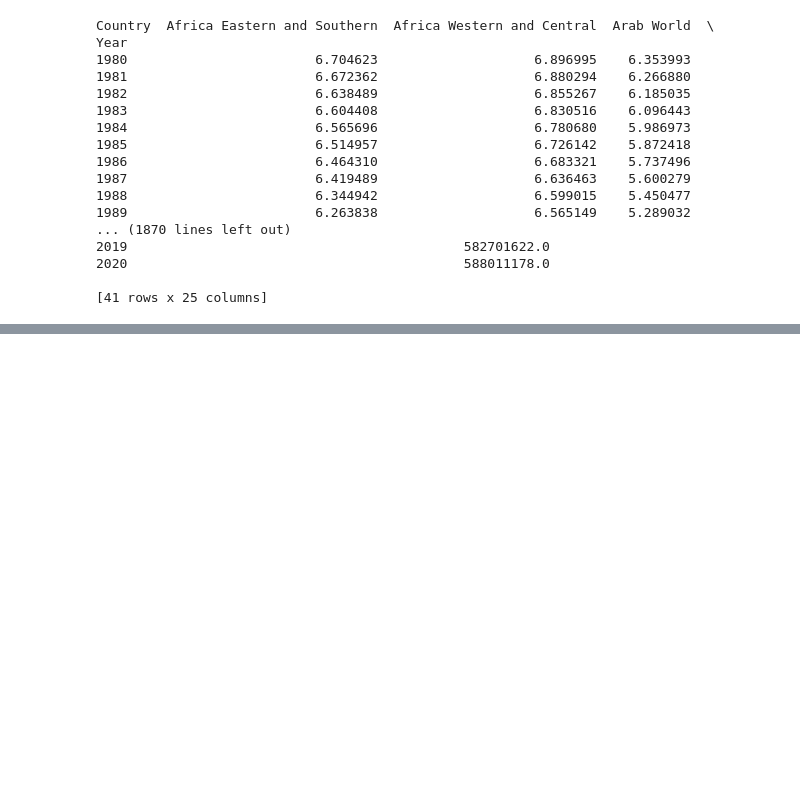
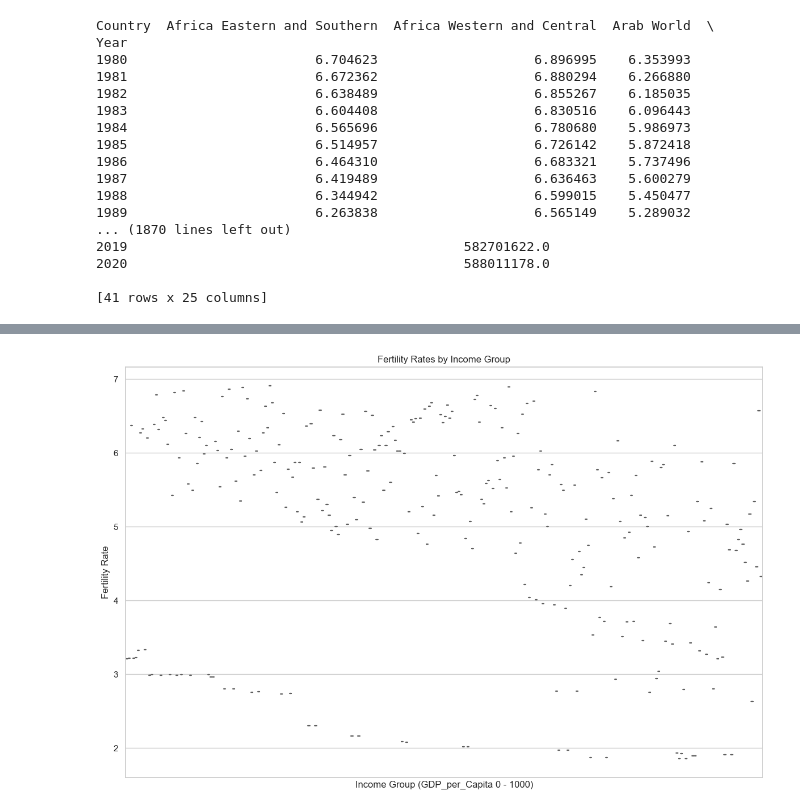
Before and after one commit to pragyaIES29/FinalProject2023, a Jupyter notebook: Project_v1.ipynb, the cells around one changed output, grey strips where cells are left out. Saved outputs shown, nothing was run; the diff lists cells and outputs as text; code cells hidden in the pictures; blank space fills up the shorter version.

```diff
--- a/Project_v1.ipynb
+++ b/Project_v1.ipynb
@@ -274,0 +362,40 @@ Year
+# %%
+# Create DataFrames
+fertility_df4 = pd.DataFrame(cleaned_data_by_indicator["Fertility Rate"])
+gdp_per_capita_df2 = pd.DataFrame(cleaned_data_by_indicator["GDP per Capita"])
+
+# Merge the DataFrames
+merged_df2 = pd.merge(fertility_df4, gdp_per_capita_df2, on=["Country", "Year"])
+
+income_range = gdp_per_capita_df2.loc[(gdp_per_capita_df2['Value'] >= 0) & (gdp_per_capita_df2['Value'] <= 1000), 'Value']
+
+# Set up the boxplot figure
+plt.figure(figsize=(12, 8))
+sns.set(style="whitegrid")
+
+# Create boxplot using Seaborn
+sns.boxplot(
+    x=income_range,
+    y="Value_x",
+    data=merged_df2,
+    palette="Set3",
+    linewidth=1.5,
+)
+
+# Add labels and title
+plt.xlabel("Income Group (GDP_per_Capita 0 - 1000)")
+plt.ylabel("Fertility Rate")
+plt.title("Fertility Rates by Income Group")
+
+plt.tick_params(
+    axis='x',          # changes apply to the x-axis
+    which='both',      # both major and minor ticks are affected
+    bottom=False,      # ticks along the bottom edge are off
+    top=False,         # ticks along the top edge are off
+    labelbottom=False) # labels along the bottom edge are off
+
+# Show the plot
+plt.tight_layout()
+plt.show()
+# %% [output]
+[figure, added]
```
Also changed, not shown: parts of 21 cells of this notebook, 1 other file.
